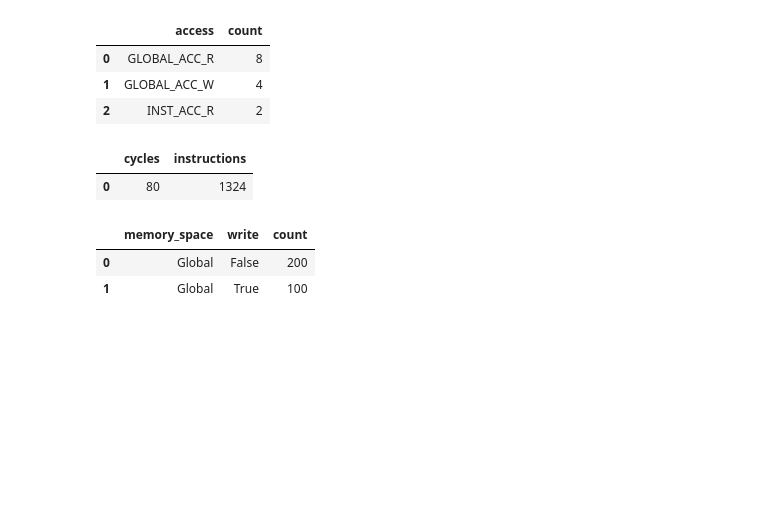
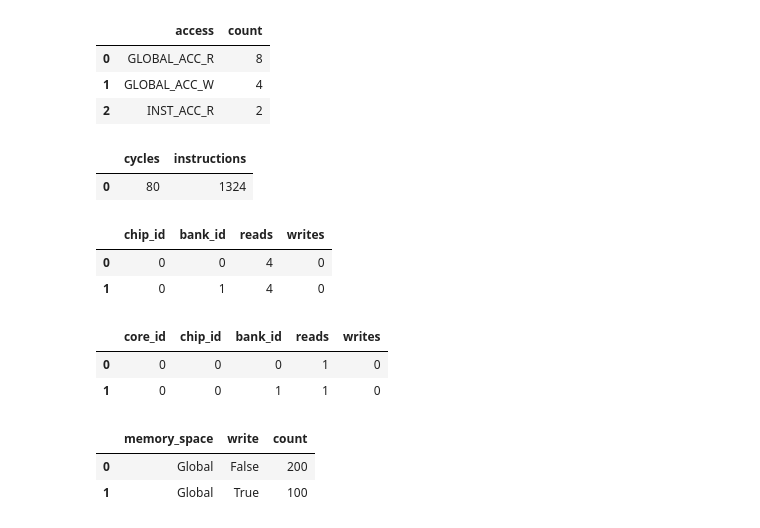
Before and after one commit to romnn/microgpusim, a Jupyter notebook: notebooks/plots.ipynb, the cells around one changed output. Saved outputs shown, nothing was run; the diff lists cells and outputs as text; code cells hidden in the pictures; blank space fills up the shorter version.

```diff
--- a/notebooks/plots.ipynb
+++ b/notebooks/plots.ipynb
@@ -46,6 +63,22 @@ sim_df
 # %% [output]
 |  | cycles | instructions |
 | 0 | 80 | 1324 |
+# %%
+dram_df = pd.read_csv(Path(benchmarks["vectorAdd"][0]["simulate"]["stats_dir"]) / "stats.dram.csv")
+dram_total = dram_df["reads"] + dram_df["writes"]
+dram_df[dram_total > 0]
+# %% [output]
+|  | chip_id | bank_id | reads | writes |
+| 0 | 0 | 0 | 4 | 0 |
+| 1 | 0 | 1 | 4 | 0 |
+# %%
+dram_banks_df = pd.read_csv(Path(benchmarks["vectorAdd"][0]["simulate"]["stats_dir"]) / "stats.dram.banks.csv")
+dram_banks_total = dram_banks_df["reads"] + dram_banks_df["writes"]
+dram_banks_df[dram_banks_total > 0]
+# %% [output]
+|  | core_id | chip_id | bank_id | reads | writes |
+| 0 | 0 | 0 | 0 | 1 | 0 |
+| 1 | 0 | 0 | 1 | 1 | 0 |
 # %%
 instructions_df = pd.read_csv(Path(benchmarks["vectorAdd"][0]["simulate"]["stats_dir"]) / "stats.instructions.csv", header=None, names=["memory_space", "write", "count"])
 instructions_df[instructions_df["count"] > 0]
```
Also changed, not shown: parts of 6 cells of this notebook, 32 other files.
